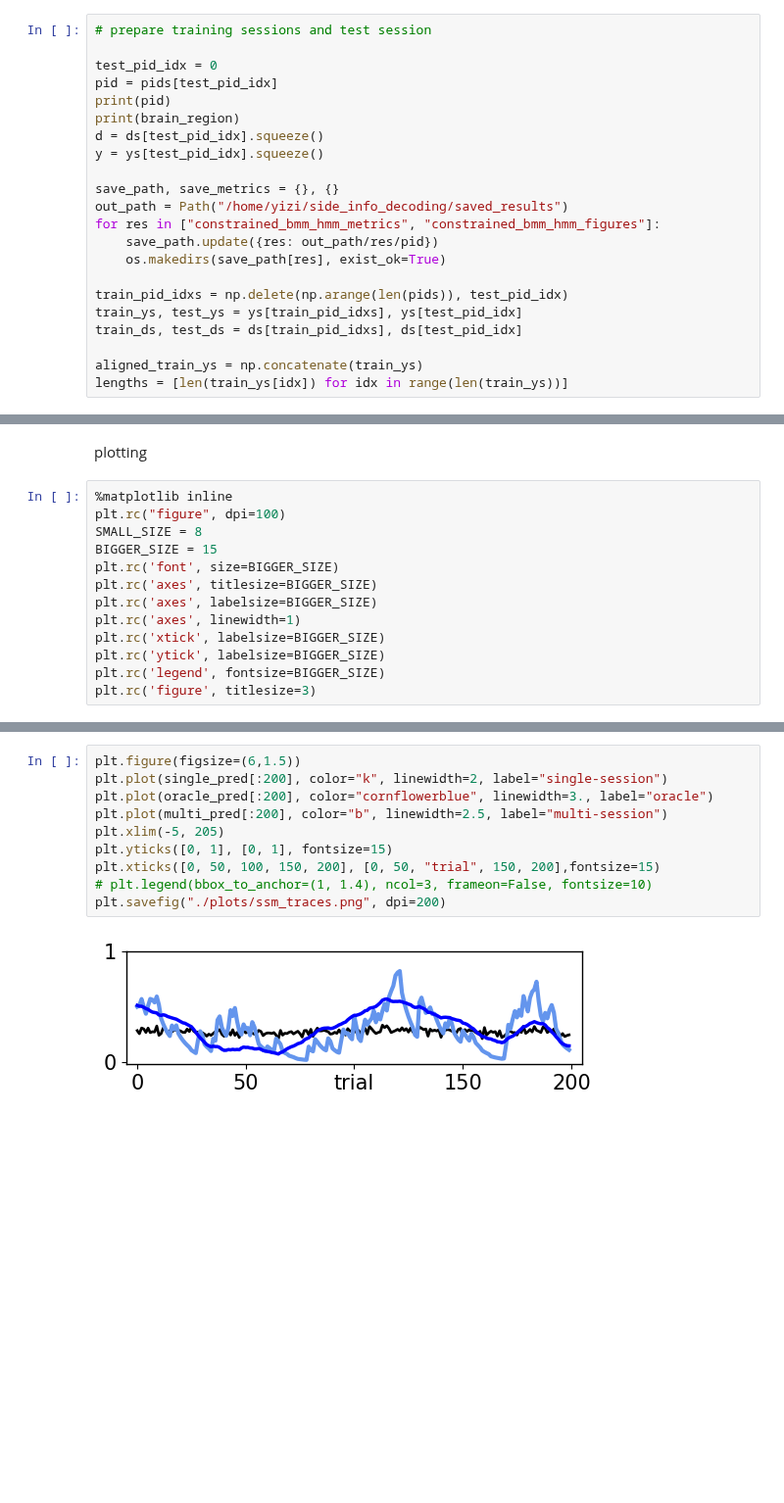
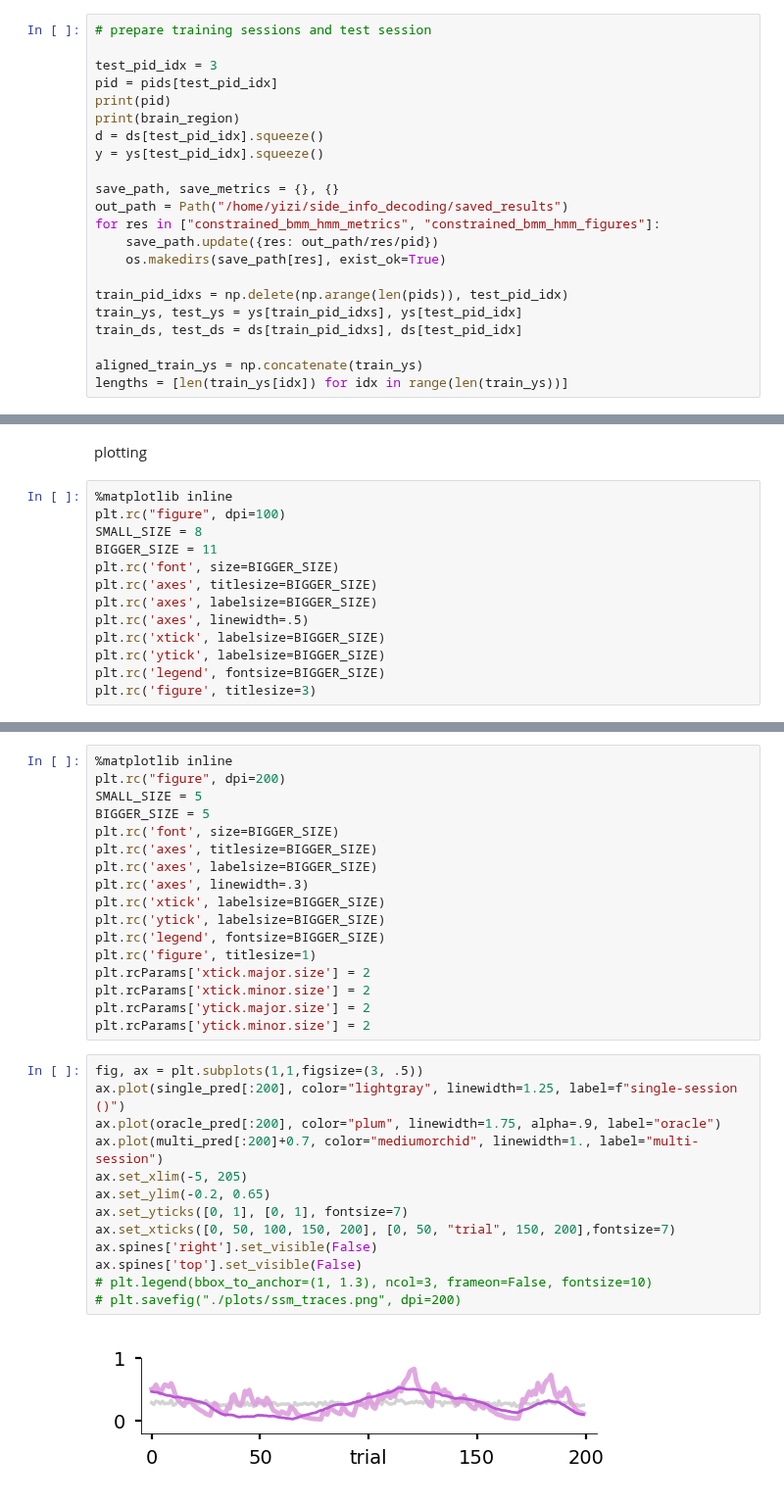
Before and after one commit to yzhang511/neural_decoding, a Jupyter notebook: biorxiv_plots/biorxiv_fig6.ipynb, the cells around one changed output, grey strips where cells are left out. Shown at 98% size. Cells and saved outputs as stored; diff of their text form; blank space fills up the shorter version.

```diff
--- a/biorxiv_plots/biorxiv_fig6.ipynb
+++ b/biorxiv_plots/biorxiv_fig6.ipynb
@@ -369,7 +382,7 @@ ds = np.array(ds)
 # %%
 # prepare training sessions and test session
 
-test_pid_idx = 0
+test_pid_idx = 3
 pid = pids[test_pid_idx]
 print(pid)
 print(brain_region)
@@ -975,11 +1025,11 @@ plotting
 %matplotlib inline
 plt.rc("figure", dpi=100)
 SMALL_SIZE = 8
-BIGGER_SIZE = 15
+BIGGER_SIZE = 11
 plt.rc('font', size=BIGGER_SIZE)
 plt.rc('axes', titlesize=BIGGER_SIZE)
 plt.rc('axes', labelsize=BIGGER_SIZE)
-plt.rc('axes', linewidth=1)
+plt.rc('axes', linewidth=.5)
 plt.rc('xtick', labelsize=BIGGER_SIZE)
 plt.rc('ytick', labelsize=BIGGER_SIZE)
 plt.rc('legend', fontsize=BIGGER_SIZE)
@@ -1015,12 +1066,32 @@ plt.show()
+# %%
+%matplotlib inline
+plt.rc("figure", dpi=200)
+SMALL_SIZE = 5
+BIGGER_SIZE = 5
+plt.rc('font', size=BIGGER_SIZE)
+plt.rc('axes', titlesize=BIGGER_SIZE)
+plt.rc('axes', labelsize=BIGGER_SIZE)
+plt.rc('axes', linewidth=.3)
+plt.rc('xtick', labelsize=BIGGER_SIZE)
+plt.rc('ytick', labelsize=BIGGER_SIZE)
+plt.rc('legend', fontsize=BIGGER_SIZE)
+plt.rc('figure', titlesize=1)
+plt.rcParams['xtick.major.size'] = 2
+plt.rcParams['xtick.minor.size'] = 2
+plt.rcParams['ytick.major.size'] = 2
+plt.rcParams['ytick.minor.size'] = 2
 # %%
-plt.figure(figsize=(6,1.5))
-plt.plot(single_pred[:200], color="k", linewidth=2, label="single-session")
-plt.plot(oracle_pred[:200], color="cornflowerblue", linewidth=3., label="oracle")
-plt.plot(multi_pred[:200], color="b", linewidth=2.5, label="multi-session")
-plt.xlim(-5, 205)
-plt.yticks([0, 1], [0, 1], fontsize=15)
-plt.xticks([0, 50, 100, 150, 200], [0, 50, "trial", 150, 200],fontsize=15)
-# plt.legend(bbox_to_anchor=(1, 1.4), ncol=3, frameon=False, fontsize=10)
-plt.savefig("./plots/ssm_traces.png", dpi=200)
+fig, ax = plt.subplots(1,1,figsize=(3, .5))
+ax.plot(single_pred[:200], color="lightgray", linewidth=1.25, label=f"single-session ()")
+ax.plot(oracle_pred[:200], color="plum", linewidth=1.75, alpha=.9, label="oracle")
+ax.plot(multi_pred[:200]+0.7, color="mediumorchid", linewidth=1., label="multi-session")
+ax.set_xlim(-5, 205)
+ax.set_ylim(-0.2, 0.65)
+ax.set_yticks([0, 1], [0, 1], fontsize=7)
+ax.set_xticks([0, 50, 100, 150, 200], [0, 50, "trial", 150, 200],fontsize=7)
+ax.spines['right'].set_visible(False)
+ax.spines['top'].set_visible(False)
+# plt.legend(bbox_to_anchor=(1, 1.3), ncol=3, frameon=False, fontsize=10)
+# plt.savefig("./plots/ssm_traces.png", dpi=200)
 # %% [output]
-[figure, old version]
+[figure, new version]
```
Also changed, not shown: parts of 27 cells of this notebook, 2 other files.
